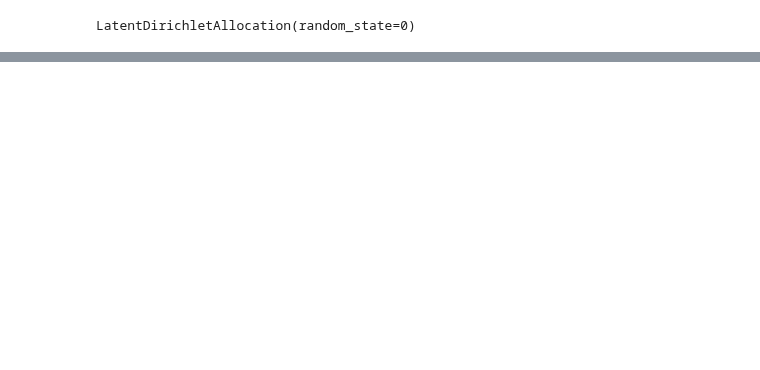
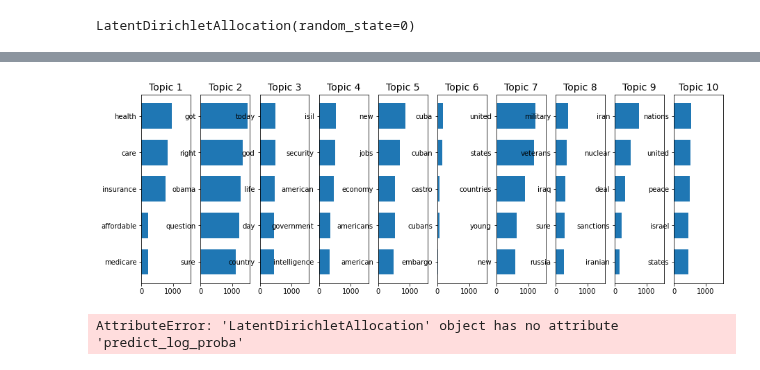
Before and after one commit to jfsalcedo10/mda-kuwait, a Jupyter notebook: notebooks/Topic Classification.ipynb, the cells around one changed output, grey strips where cells are left out. Cells and saved outputs as stored; diff of their text form; code cells hidden in the pictures; blank space fills up the shorter version.

Commit message:
Changes to Topic Classification

```diff
--- a/notebooks/Topic Classification.ipynb
+++ b/notebooks/Topic Classification.ipynb
@@ -161,0 +200,9 @@ for topic_idx, topic in enumerate(lda.components_):
+# %%
+def remove_frequent(text):
+    """custom function to remove the frequent words"""
+    return " ".join([word for word in str(text).split() if word not in mostcommon])
+
+df['wo_freq'] = df['wo_exp'].apply(lambda text: remove_frequent(text))
+
+
+df.head(15)
@@ -161,0 +226,8 @@ for topic_idx, topic in enumerate(lda.components_):
+# %%
+lda = LatentDirichletAllocation(n_components=10,random_state=0)
+tf_vectorizer = CountVectorizer(max_df=0.95, min_df=2,stop_words='english')
+tf_matrix = tf_vectorizer.fit_transform(df['wo_freq'])
+tf_df = pd.DataFrame(tf_matrix.toarray())
+tf_feature_names = tf_vectorizer.get_feature_names()
+tf_df.columns = tf_feature_names
+tf_df
@@ -161,0 +248,5 @@ for topic_idx, topic in enumerate(lda.components_):
+# %%
+lda.fit(tf_matrix)
+result = pd.DataFrame(lda.components_)
+result.columns = tf_feature_names
+result
@@ -161,0 +266,22 @@ for topic_idx, topic in enumerate(lda.components_):
+# %%
+n_top_words = 5
+fig, axes = plt.subplots(1, 10, figsize=(15, 5), sharex=True)
+axes = axes.flatten()
+for topic_idx, topic in enumerate(lda.components_):
+    top_features_ind = topic.argsort()[:-n_top_words - 1:-1]
+    top_features = [tf_feature_names[i] for i in top_features_ind]
+    weights = topic[top_features_ind]
+
+    ax = axes[topic_idx]
+    ax.barh(top_features, weights, height=0.7)
+    ax.set_title(f'Topic {topic_idx +1}',
+                     fontdict={'fontsize': 14})
+    ax.invert_yaxis()
+    ax.tick_params(axis='both', which='major', labelsize=10)
+# %% [output]
+[figure, added]
+# %%
+a=lda.transform(tf_matrix)
+z_labels = lda.predict_log_proba(a)
+# %% [output]
+AttributeError: 'LatentDirichletAllocation' object has no attribute 'predict_log_proba'
```
Also changed, not shown: parts of 10 cells of this notebook.
